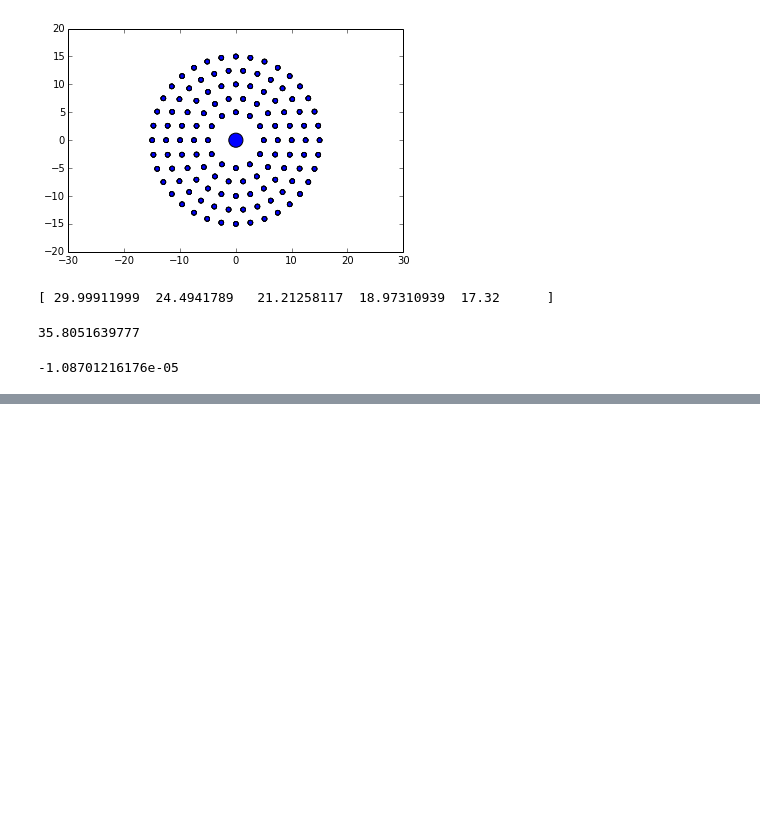
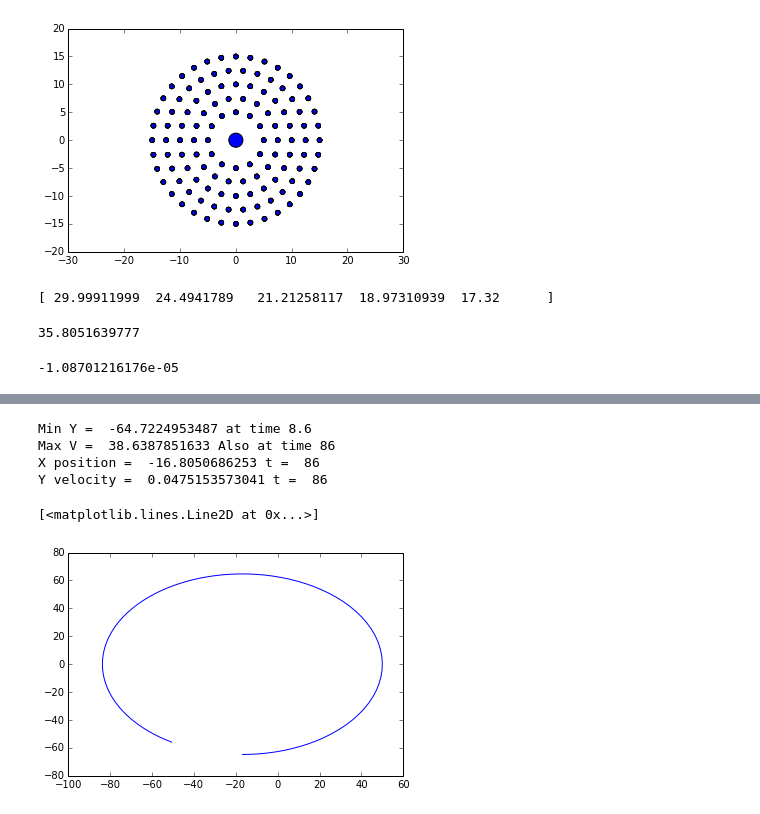
Before and after one commit to dclove202/PHYS202-S14, a Jupyter notebook: GalaxyProject/GalaxyScratch.ipynb, the cells around one changed output, grey strips where cells are left out. Drawn from its saved outputs; the diff is of its cells as text; code cells hidden in the pictures; blank space fills up the shorter version.

```diff
--- a/GalaxyProject/GalaxyScratch.ipynb
+++ b/GalaxyProject/GalaxyScratch.ipynb
@@ -320,3 +522,43 @@ print -1.08701216176e-05
+# %%
+a = -40
+for i in range(len(y)):
+    if y[i] < a:
+        a = y[i]
+        b = i
+print "Min Y = ",a, "at time", b*.1
+print "Max V = ", vx[b], "Also at time", b
+print "X position = ", x[b], 't = ',b
+print 'Y velocity = ',vy[b], 't = ', b
+# %% [output]
+Min Y =  -64.7224953487 at time 8.6
+Max V =  38.6387851633 Also at time 86
+X position =  -16.8050686253 t =  86
+Y velocity =  0.0475153573041 t =  86
+# %%
+DisruptorInit = [-16.8050,-64.72249,38.6387,0.0475]
+t = np.arange(0,10,.001)
+G = 4.99*10**-8 # define G for convenience.
+M = 10*10**11
+S = M
+def f_func(state,time):
+    f=zeros(4)
+    f[0] = state[2]
+    f[1] = state[3]
+    r = sqrt(state[0]**2 + state[1]**2)
+    f[2] = -(G*(M+S)*state[0])/r**3
+    f[3] = -(G*(M+S)*state[1])/r**3
+    return f
+X = odeint(f_func,DisruptorInit,t)
+x = X[:,0]  # Giving a ':' as the index specifies all of the
+            # elements for that index so
+y = X[:,1]  # x, y, vx, and vy are arrays that specify their
+vx = X[:,2] # values at any given time index
+vy = X[:,3]
+
+plt.plot(x,y)
+# %% [output]
+[<matplotlib.lines.Line2D at 0x...>]
+[figure, added]
 # %%
 def GetEllipse(x,y):
     '''
```
Also changed, not shown: parts of 21 cells of this notebook, 7 other files.
